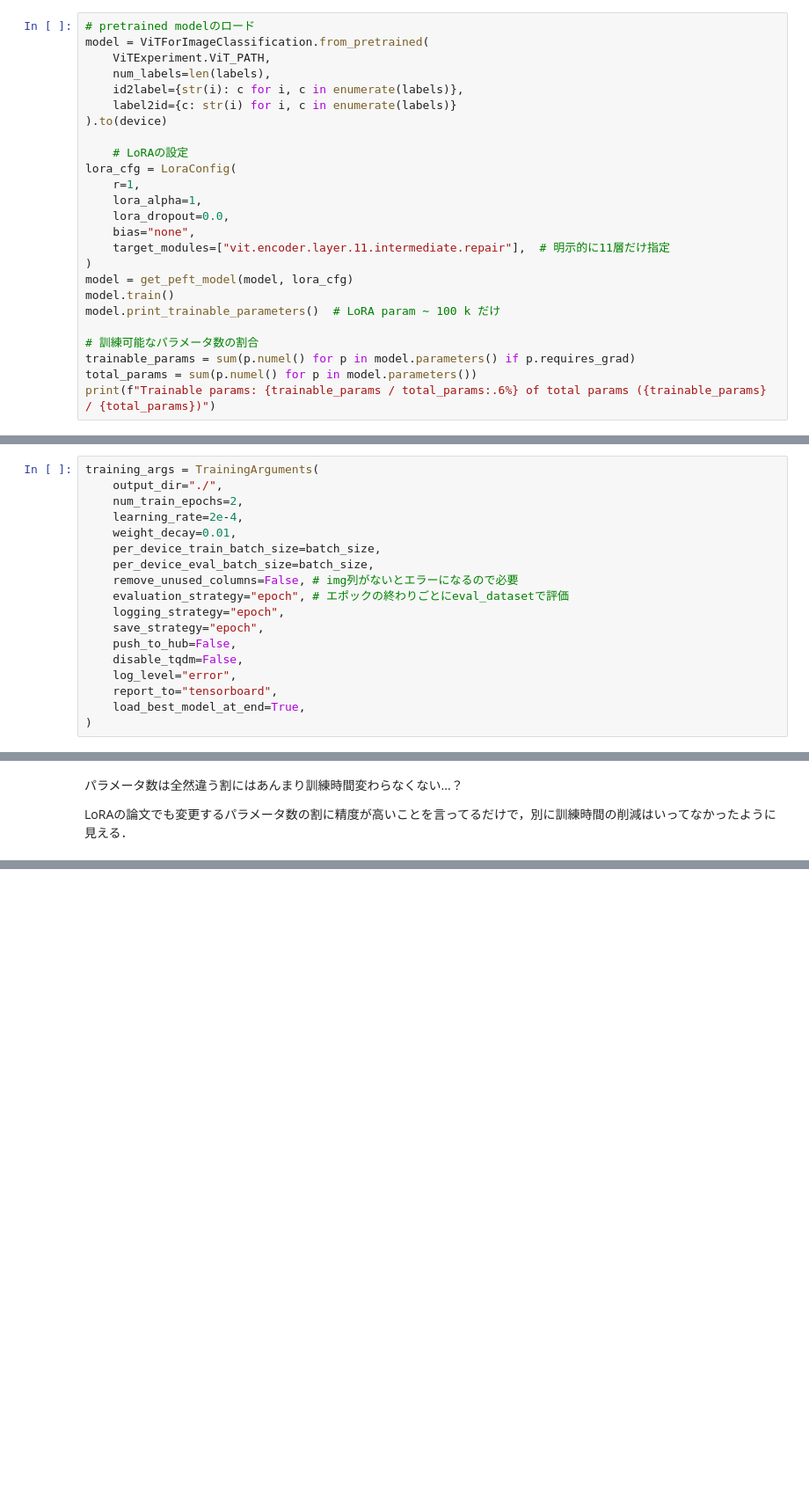
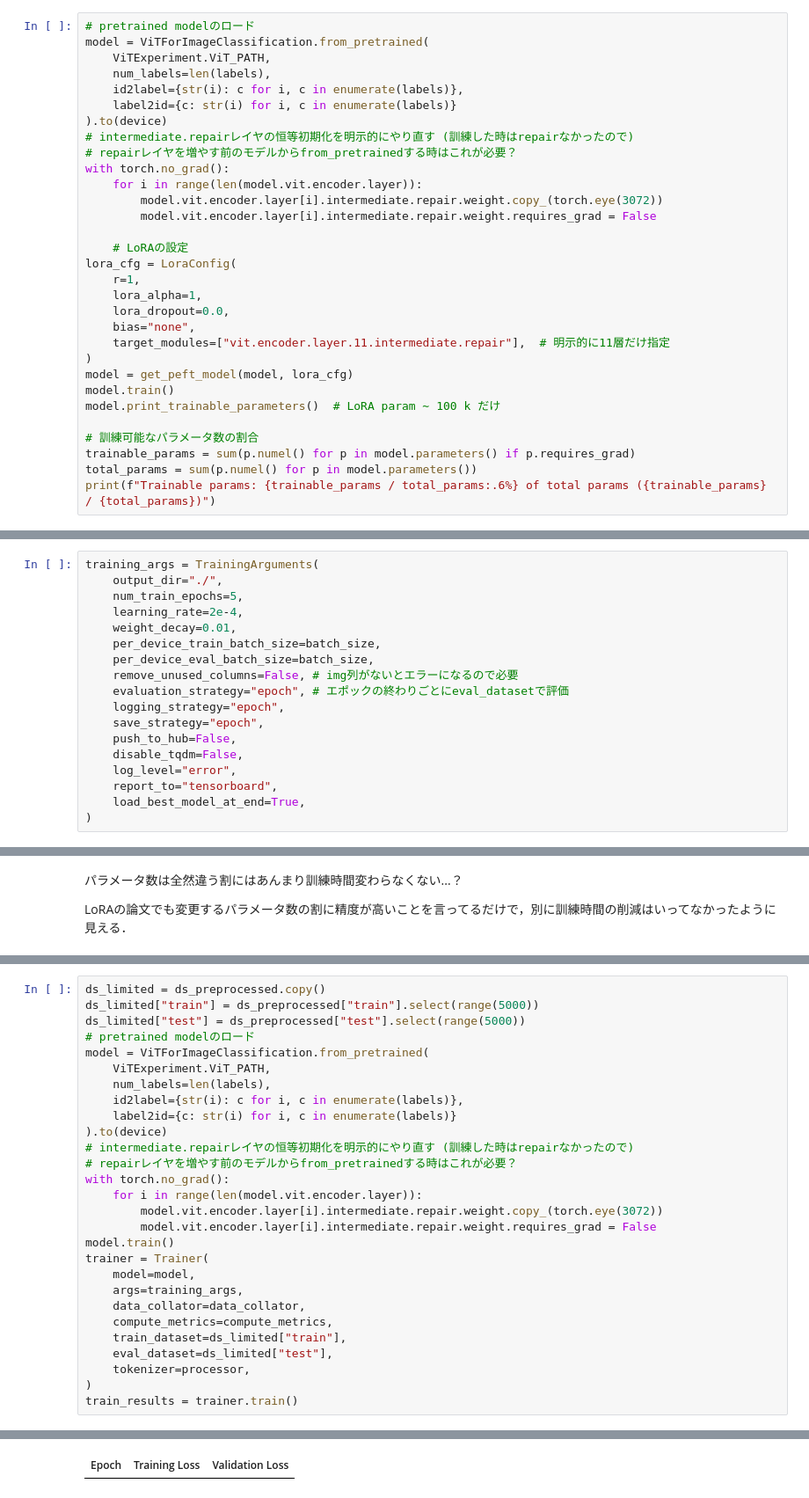
Before and after one commit to posl/RepTran-replication, a Jupyter notebook: playgrounds/lora_customized.ipynb, the cells around one changed output, grey strips where cells are left out. Shown at 88% size. Drawn from its saved outputs; the diff is of its cells as text; blank space fills up the shorter version.

```diff
--- a/playgrounds/lora_customized.ipynb
+++ b/playgrounds/lora_customized.ipynb
@@ -340,6 +274,12 @@ model = ViTForImageClassification.from_pretrained(
     id2label={str(i): c for i, c in enumerate(labels)},
     label2id={c: str(i) for i, c in enumerate(labels)}
 ).to(device)
+# intermediate.repairレイヤの恒等初期化を明示的にやり直す (訓練した時はrepairなかったので)
+# repairレイヤを増やす前のモデルからfrom_pretrainedする時はこれが必要？
+with torch.no_grad():
+    for i in range(len(model.vit.encoder.layer)):
+        model.vit.encoder.layer[i].intermediate.repair.weight.copy_(torch.eye(3072))
+        model.vit.encoder.layer[i].intermediate.repair.weight.requires_grad = False
 
     # LoRAの設定
 lora_cfg = LoraConfig(
@@ -401,7 +346,7 @@ Trainable: 6,144 / 199,127,908 (0.00%)
 # %%
 training_args = TrainingArguments(
     output_dir="./",
-    num_train_epochs=2,
+    num_train_epochs=5,
     learning_rate=2e-4,
     weight_decay=0.01,
     per_device_train_batch_size=batch_size,
@@ -464,0 +393,29 @@ LoRAの論文でも変更するパラメータ数の割に精度が高いこと
+# %%
+ds_limited = ds_preprocessed.copy()
+ds_limited["train"] = ds_preprocessed["train"].select(range(5000))
+ds_limited["test"] = ds_preprocessed["test"].select(range(5000))
+# pretrained modelのロード
+model = ViTForImageClassification.from_pretrained(
+    ViTExperiment.ViT_PATH,
+    num_labels=len(labels),
+    id2label={str(i): c for i, c in enumerate(labels)},
+    label2id={c: str(i) for i, c in enumerate(labels)}
+).to(device)
+# intermediate.repairレイヤの恒等初期化を明示的にやり直す (訓練した時はrepairなかったので)
+# repairレイヤを増やす前のモデルからfrom_pretrainedする時はこれが必要？
+with torch.no_grad():
+    for i in range(len(model.vit.encoder.layer)):
+        model.vit.encoder.layer[i].intermediate.repair.weight.copy_(torch.eye(3072))
+        model.vit.encoder.layer[i].intermediate.repair.weight.requires_grad = False
+model.train()
+trainer = Trainer(
+    model=model,
+    args=training_args,
+    data_collator=data_collator,
+    compute_metrics=compute_metrics,
+    train_dataset=ds_limited["train"],
+    eval_dataset=ds_limited["test"],
+    tokenizer=processor,
+)
+train_results = trainer.train()
+# %% [output]
@@ -464,0 +423 @@ LoRAの論文でも変更するパラメータ数の割に精度が高いこと
+| Epoch | Training Loss | Validation Loss |
```
Also changed, not shown: parts of 16 cells of this notebook, 7 other files.
